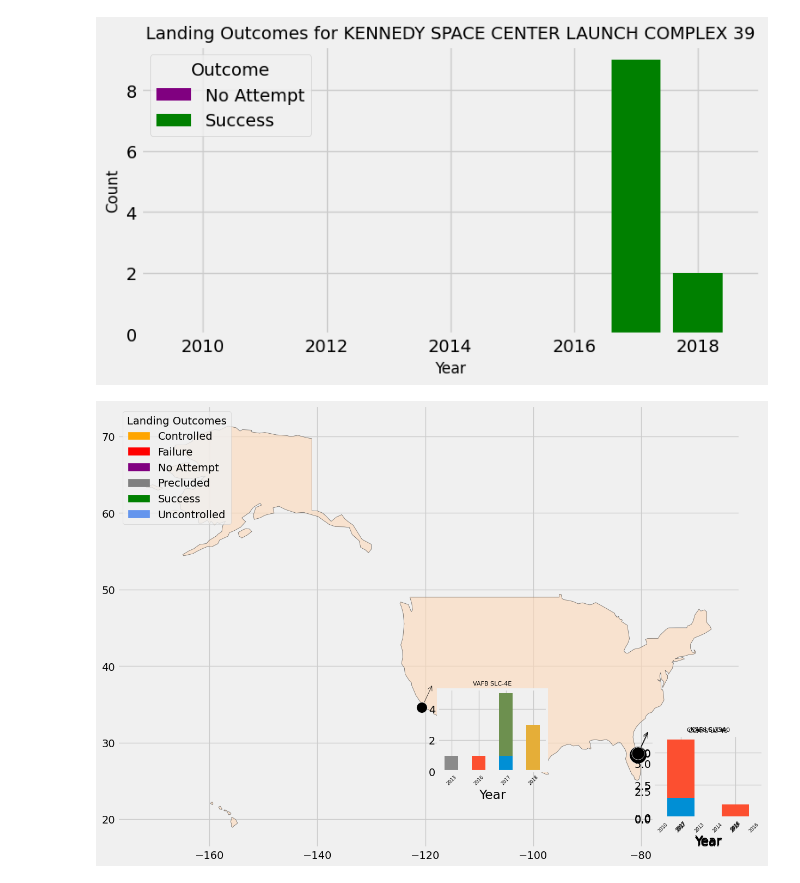
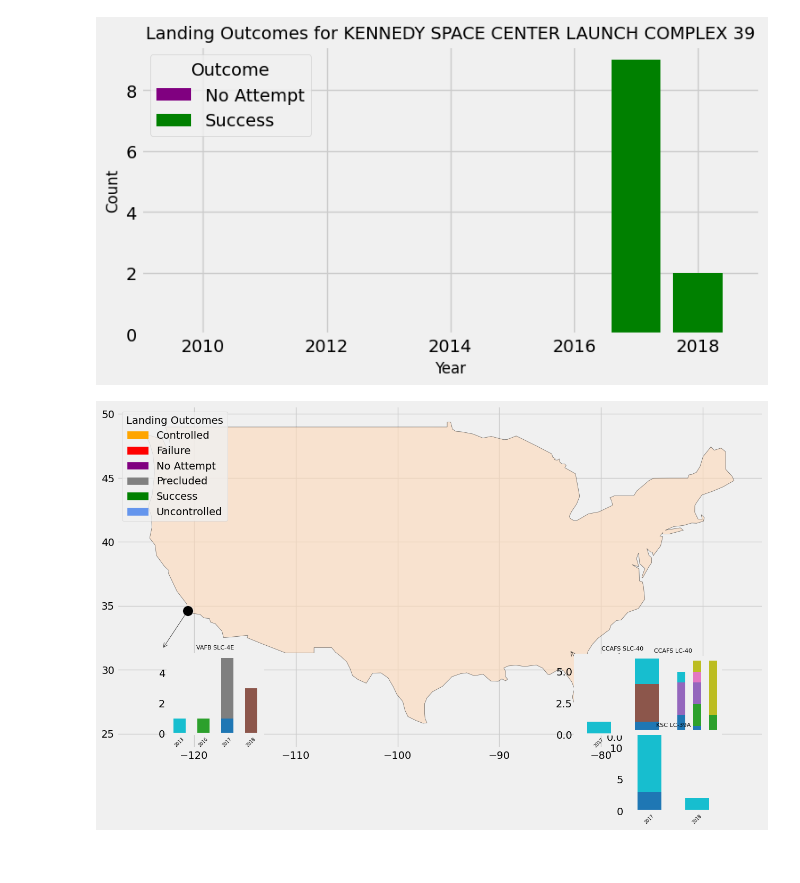
Before and after one commit to markusiewiczj/SpaceX-Launches, a Jupyter notebook: SpaceXLaunches.ipynb, the cells around one changed output. Cells and saved outputs as stored; diff of their text form; code cells hidden in the pictures.

```diff
--- a/SpaceXLaunches.ipynb
+++ b/SpaceXLaunches.ipynb
@@ -199,48 +199,61 @@ from matplotlib.patches import FancyArrowPatch
 world = gpd.read_file('ne_110m_admin_0_countries/ne_110m_admin_0_countries.shp')
 usa = world[world['NAME'] == 'United States of America']
 
-# Filter out Hawaii and Alaska (Mainland USA bounds)
-usa = usa.cx[-130:-60, 20:50]
+from shapely.geometry import box
+
+# Define a bounding box for the continental US (roughly)
+lower_48 = box(-125, 24, -66, 50)  # (minx, miny, maxx, maxy)
+
+# Clip the USA map to this bounding box
+usa = usa.intersection(lower_48)
 
 # Create GeoDataFrame for launch sites
 geometry = [Point(xy) for xy in zip(temp['long'], temp['lat'])]
 geo_temp = gpd.GeoDataFrame(temp, geometry=geometry)
+
+# Function to determine offset dynamically to avoid overlap
+def get_offset(index):
+    offsets = [(2.5, 3), (-2.5, 3), (2.5, -3), (-2.5, -3)]
+    return offsets[index % len(offsets)]
 
 # Set up figure and axis
 fig, ax = plt.subplots(figsize=(14, 10))
 usa.plot(ax=ax, color="peachpuff", edgecolor="black", alpha=0.6)
 
 # Add arrows and histograms
-for _, site in geo_temp.iterrows():
+for idx, (_, site) in enumerate(geo_temp.iterrows()):
     x, y = site.geometry.x, site.geometry.y
+    dx, dy = get_offset(idx)
     ax.scatter(x, y, s=site['count'] * 20, color="black", edgecolor="white", zorder=5)
-
-    # Offset for histogram placement
-    dx, dy = 2, 3  # Adjust offsets as needed
     ax.add_patch(FancyArrowPatch((x, y), (x + dx, y + dy), arrowstyle="->", mutation_scale=15, color="black"))
 
     # Add inset axes for histogram
-    inset_ax = inset_axes(ax, width=2.0, height=1.5, loc="upper left",
-                          bbox_to_anchor=(x + dx, y + dy, 0, 0), bbox_transform=ax.transData)
+    inset_ax = inset_axes(ax, width=1.8, height=1.5, loc="upper left",
+                          bbox_to_anchor=(x + dx, y + dy, 0, 0), bbox_transform=ax.transData, borderpad=0.5)
+
     site_data = RES[RES['Launch.Site'] == site['Launch.Site']]
     if not site_data.empty:
         grouped_data = site_data.groupby(['Year', 'Landing.Outcome.v3']).size().unstack(fill_value=0)
-        grouped_data.plot(kind='bar', stacked=True, ax=inset_ax, legend=False)
+        grouped_data.plot(kind='bar', stacked=True, ax=inset_ax, legend=False, colormap="tab10")
+
         inset_ax.set_title(site['Launch.Site'], fontsize=8)
-        inset_ax.set_xticklabels(grouped_data.index, rotation=45, fontsize=6)
+        inset_ax.tick_params(axis='x', labelsize=6, rotation=45)
+        inset_ax.set_xlabel("")
+        inset_ax.set_ylabel("")
+        inset_ax.grid(False)
 
 # Add legend
 color_mapping = {
     "Controlled": "#FFA500",
     "Failure": "#FF0000",
     "No Attempt": "#800080",
     "Precluded": "#808080",
     "Success": "#008000",
     "Uncontrolled": "#6495ED",
 }
 legend_elements = [mpatches.Patch(color=color, label=outcome) for outcome, color in color_mapping.items()]
 ax.legend(handles=legend_elements, loc='upper left', title='Landing Outcomes')
 
 plt.show()
 # %% [output]
-[figure, old version]
+[figure, new version]
```
